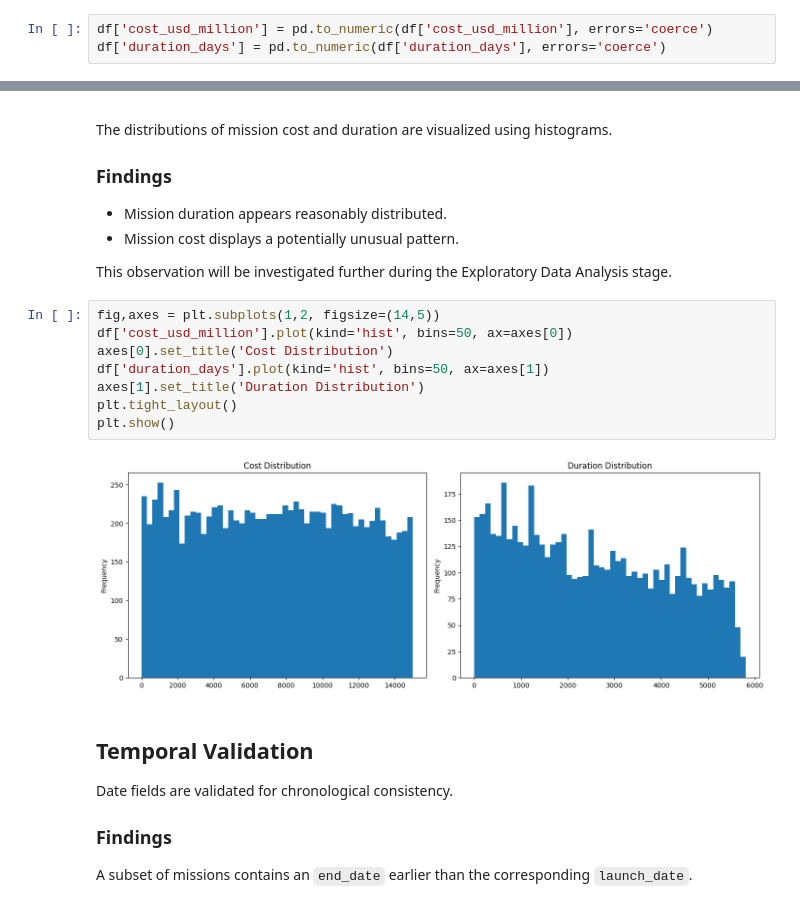
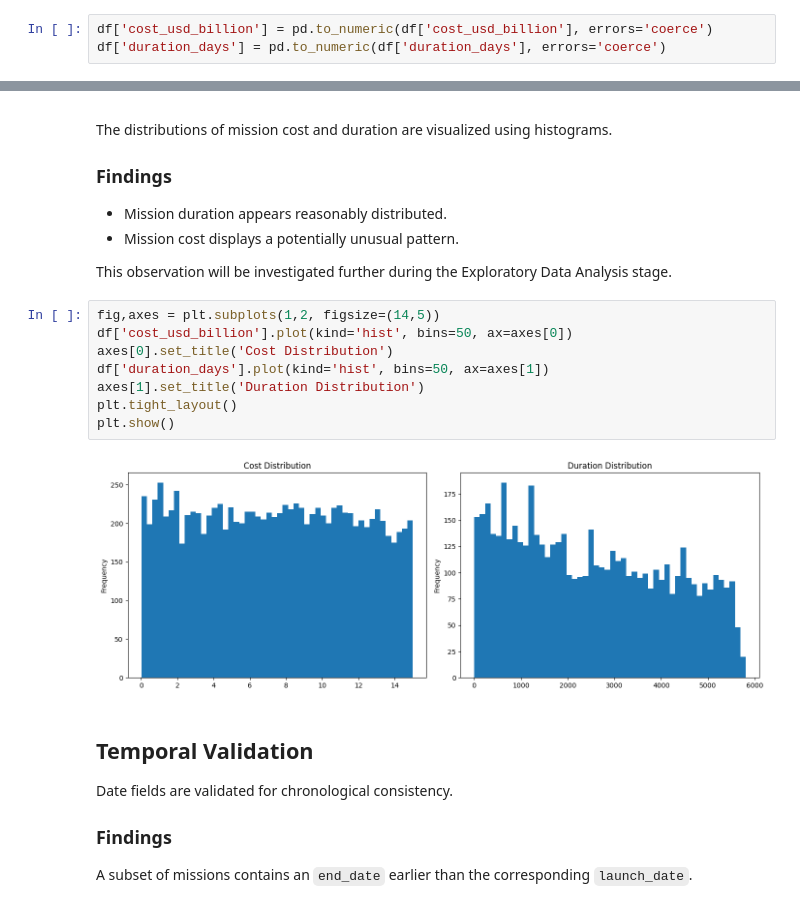
Before and after one commit to ahmedmohi0/Space_mission_analysis, a Jupyter notebook: notebooks/01_data_cleaning.ipynb, the cells around one changed output, grey strips where cells are left out. Saved outputs shown, nothing was run; the diff lists cells and outputs as text.

Commit message:
Converted cost from millions to billions accross the whole project for readability

```diff
--- a/notebooks/01_data_cleaning.ipynb
+++ b/notebooks/01_data_cleaning.ipynb
@@ -457,5 +452,5 @@ The `cost_usd_million` column is explicitly converted to a numeric type to ensur
 # %%
-df['cost_usd_million'] = pd.to_numeric(df['cost_usd_million'], errors='coerce')
+df['cost_usd_billion'] = pd.to_numeric(df['cost_usd_billion'], errors='coerce')
 df['duration_days'] = pd.to_numeric(df['duration_days'], errors='coerce')
 # %% [markdown]
 ## Distribution Review
@@ -470,14 +465,14 @@ The distributions of mission cost and duration are visualized using histograms.
 This observation will be investigated further during the Exploratory Data Analysis stage.
 # %%
 fig,axes = plt.subplots(1,2, figsize=(14,5))
-df['cost_usd_million'].plot(kind='hist', bins=50, ax=axes[0])
+df['cost_usd_billion'].plot(kind='hist', bins=50, ax=axes[0])
 axes[0].set_title('Cost Distribution')
 df['duration_days'].plot(kind='hist', bins=50, ax=axes[1])
 axes[1].set_title('Duration Distribution')
 plt.tight_layout()
 plt.show()
 # %% [output]
-[figure, old version]
+[figure, new version]
 # %% [markdown]
 ## Temporal Validation
 
```
Also changed, not shown: parts of 10 cells of this notebook, 5 other files.
